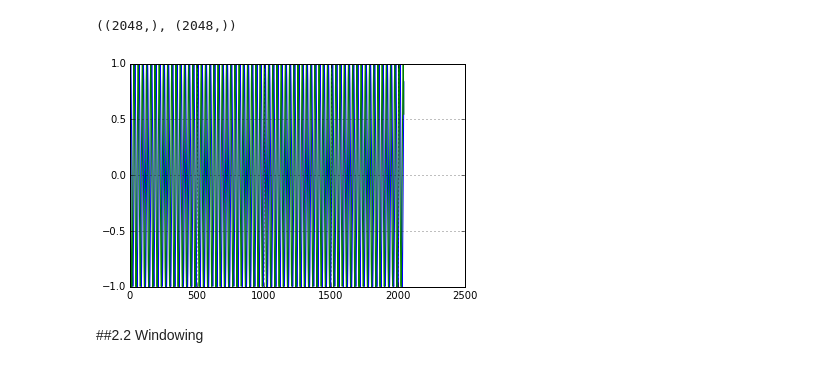
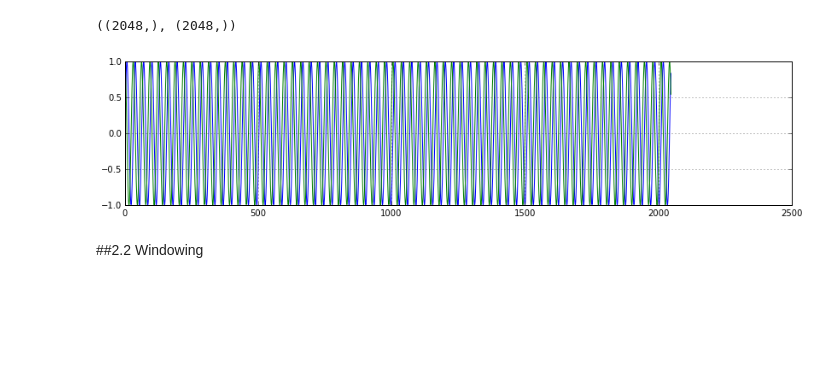
Before and after one commit to stephencwelch/Perceptual-Coding-In-Python, a Jupyter notebook: Explore PEAQ.ipynb, the cells around one changed output. Saved outputs shown, nothing was run; the diff lists cells and outputs as text; code cells hidden in the pictures; blank space fills up the shorter version.

```diff
--- a/Explore PEAQ.ipynb
+++ b/Explore PEAQ.ipynb
@@ -29,11 +29,12 @@ xT.shape, xR.shape
 # %% [output]
 ((2048,), (2048,))
 # %%
+fig = figure(0, (14, 3))
 plot(xT)
 plot(xR)
 grid(1)
 # %% [output]
-[figure, old version]
+[figure, new version]
 # %% [markdown]
 ##2.2 Windowing
 # %%
```
Also changed, not shown: parts of 35 cells of this notebook.
